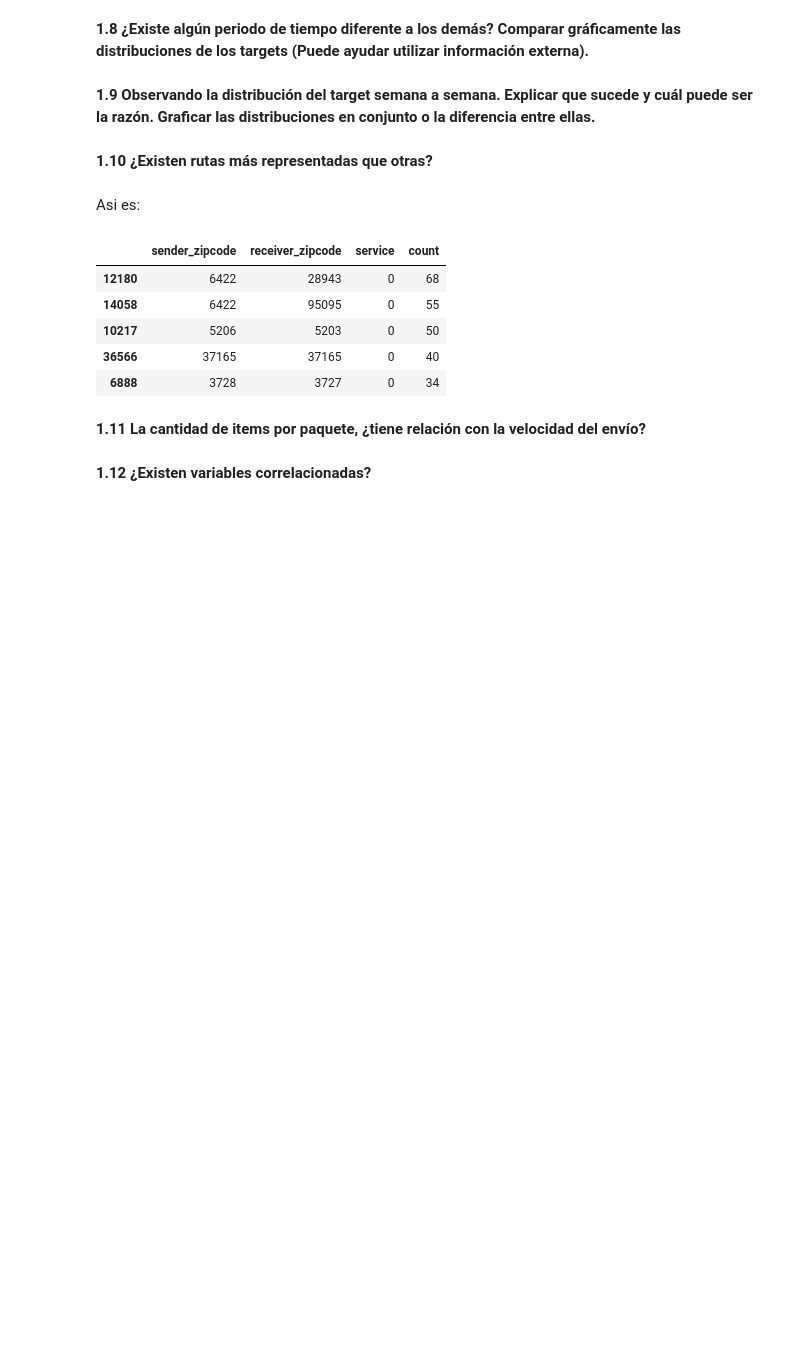
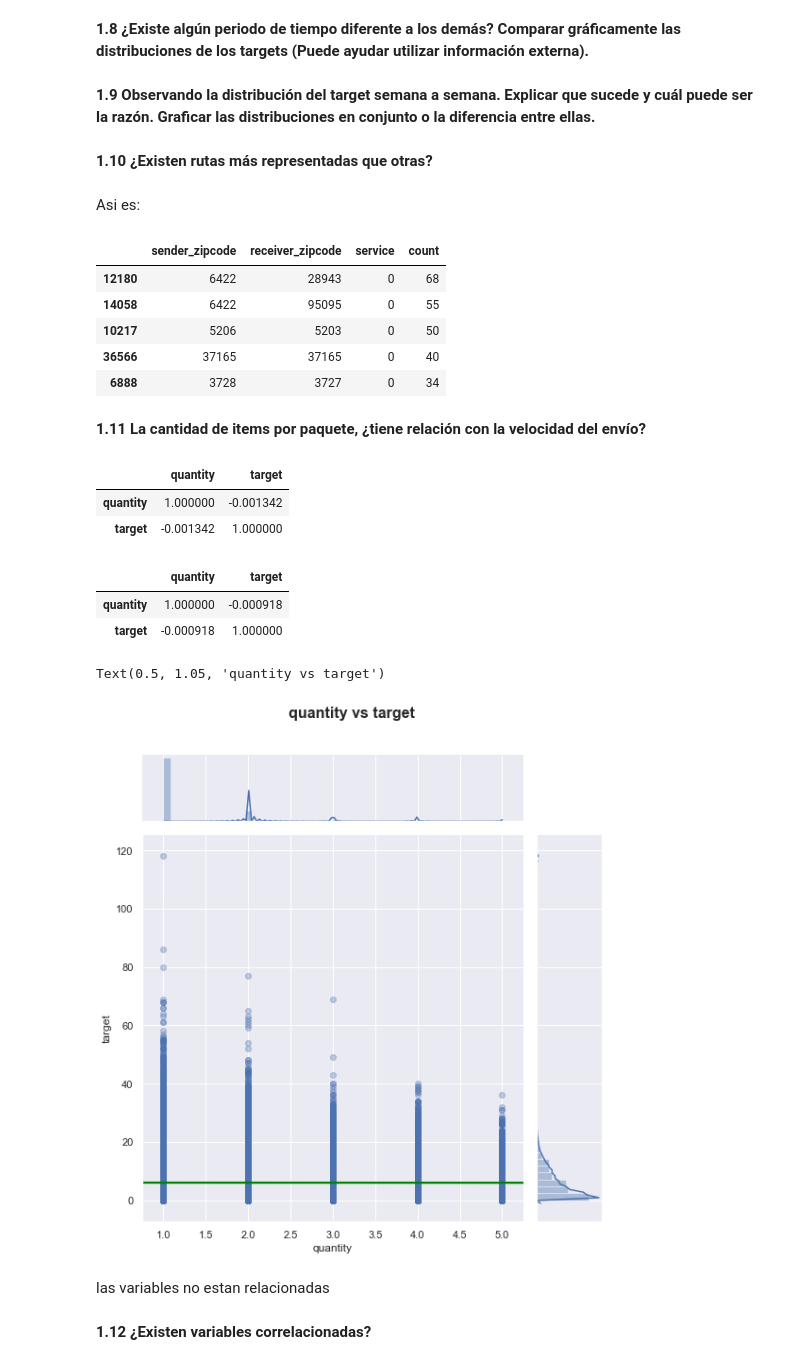
Before and after one commit to manquius/series_temporales, a Jupyter notebook: Practico1.ipynb, the cells around one changed output. Saved outputs shown, nothing was run; the diff lists cells and outputs as text; code cells hidden in the pictures; blank space fills up the shorter version.

```diff
--- a/Practico1.ipynb
+++ b/Practico1.ipynb
@@ -432,5 +439,30 @@ df2.head()
 | 6888 | 3728 | 3727 | 0 | 34 |
 # %% [markdown]
 **1.11 La cantidad de items por paquete, ¿tiene relación con la velocidad del envío?**
+# %%
+df[['quantity', 'target']].corr(method='spearman')
+# %% [output]
+|  | quantity | target |
+| quantity | 1.000000 | -0.001342 |
+| target | -0.001342 | 1.000000 |
+# %%
+df[['quantity', 'target']].corr(method='pearson')
+# %% [output]
+|  | quantity | target |
+| quantity | 1.000000 | -0.000918 |
+| target | -0.000918 | 1.000000 |
+# %%
+g = sb.jointplot(x=df['quantity'], y=df['target'],
+                 data=df, kind="reg",
+                 line_kws={'color':'green'},
+                 scatter_kws={'alpha': 0.33})
+g.fig.set_size_inches(8, 8)
+g.fig.suptitle("quantity vs target",
+               fontsize=16, weight="bold", y=1.05)
+# %% [output]
+Text(0.5, 1.05, 'quantity vs target')
+[figure, added]
+# %% [markdown]
+las variables no estan relacionadas
 # %% [markdown]
 **1.12 ¿Existen variables correlacionadas?**
```
Also changed, not shown: parts of 19 cells of this notebook.
